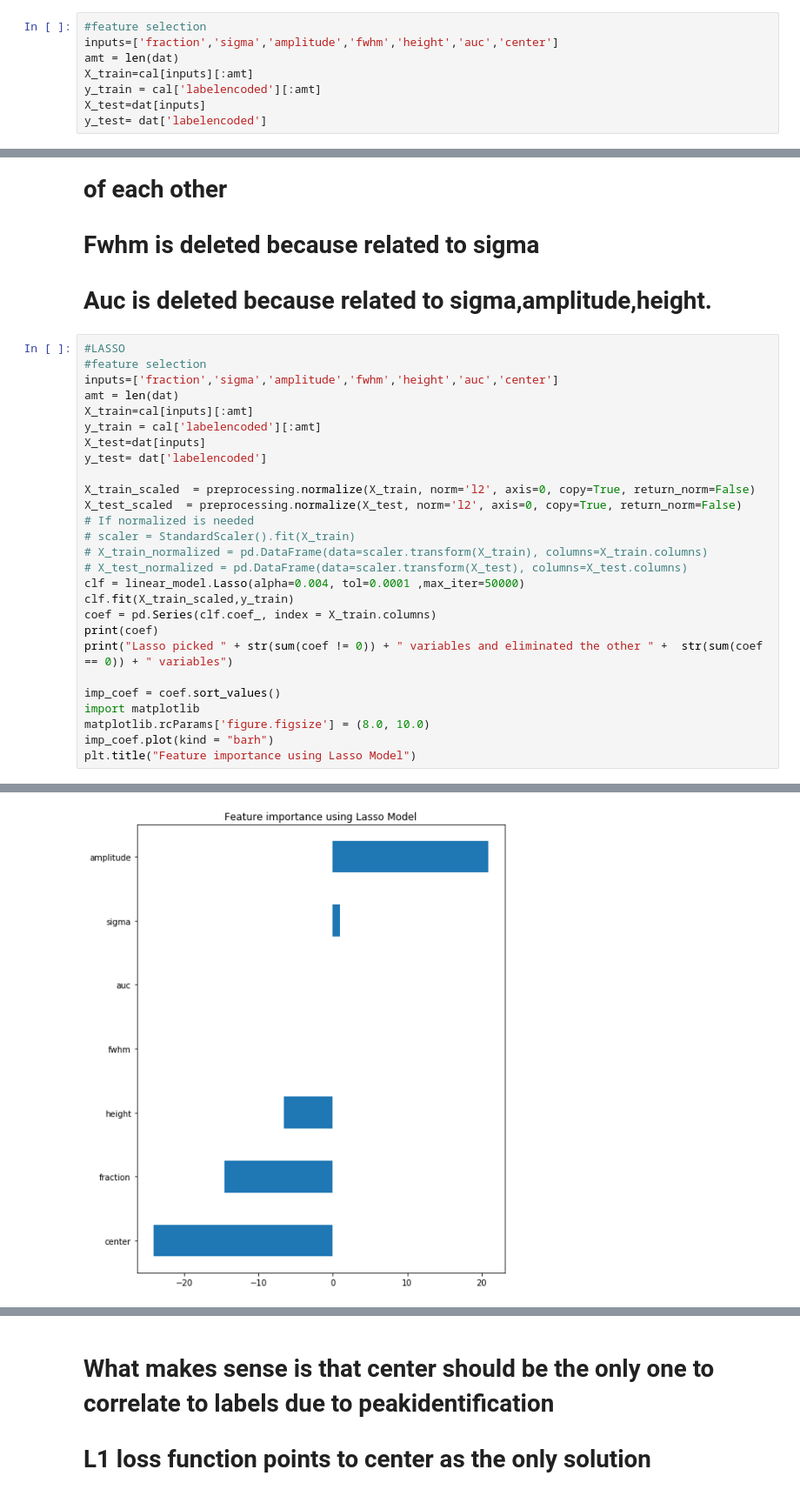
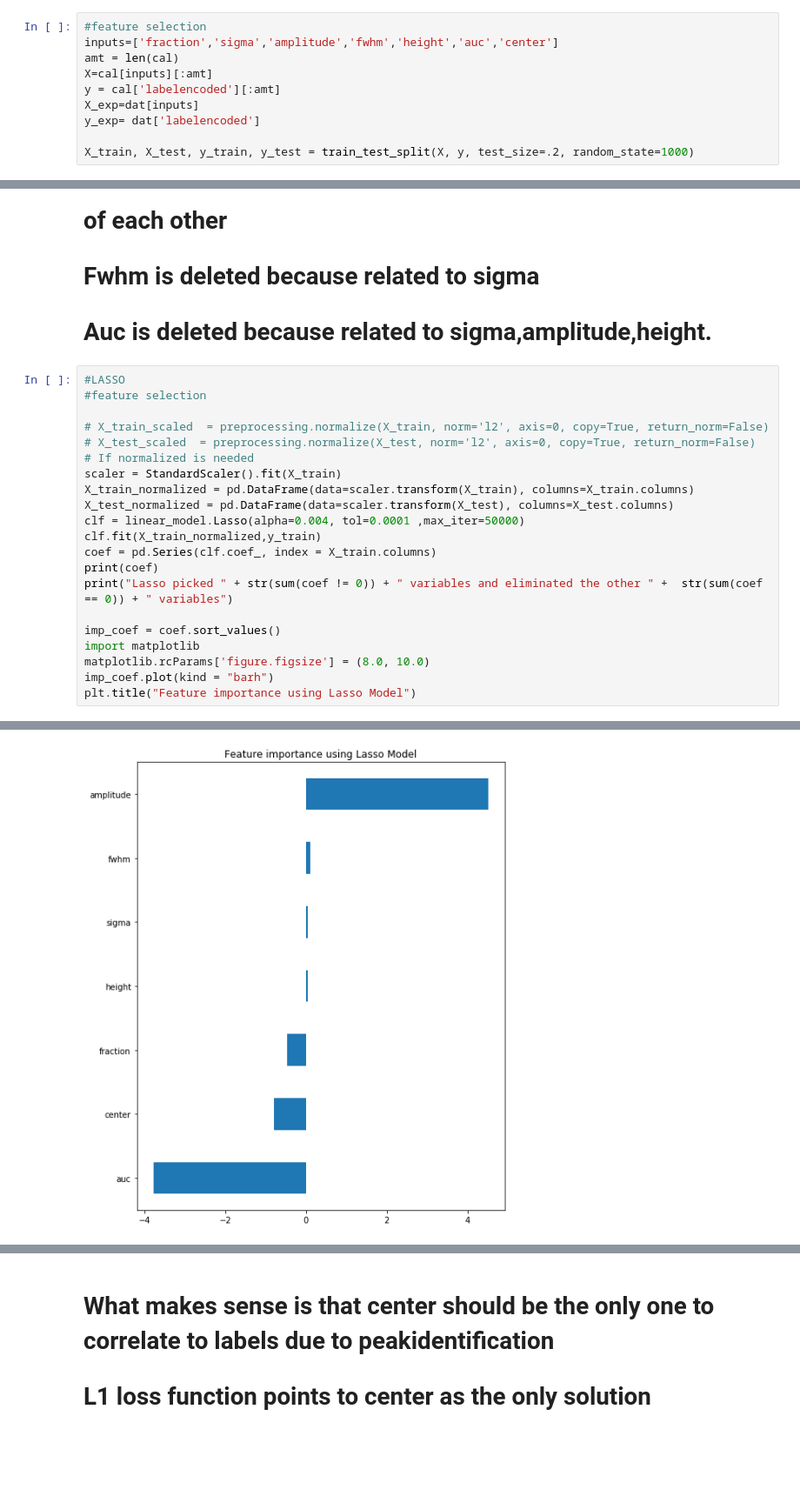
Before and after one commit to raman-noodles/raman-spectra-decomp-analysis, a Jupyter notebook: examples/supervised_machine_learning_dev.ipynb, the cells around one changed output, grey strips where cells are left out. Shown at 87% size. Drawn from its saved outputs; the diff is of its cells as text; blank space fills up the shorter version.

```diff
--- a/examples/supervised_machine_learning_dev.ipynb
+++ b/examples/supervised_machine_learning_dev.ipynb
@@ -293,11 +293,13 @@ from sklearn.linear_model import RidgeCV, LassoCV, Ridge, Lasso, MultiTaskLassoC
 # %%
 #feature selection
 inputs=['fraction','sigma','amplitude','fwhm','height','auc','center']
-amt = len(dat)
-X_train=cal[inputs][:amt]
-y_train = cal['labelencoded'][:amt]
-X_test=dat[inputs]
-y_test= dat['labelencoded']
+amt = len(cal)
+X=cal[inputs][:amt]
+y = cal['labelencoded'][:amt]
+X_exp=dat[inputs]
+y_exp= dat['labelencoded']
+
+X_train, X_test, y_train, y_test = train_test_split(X, y, test_size=.2, random_state=1000)
 # %%
 # recursive feature elimination for linear regression
 #no of features
@@ -353,21 +353,15 @@ from sklearn.preprocessing import StandardScaler
 # %%
 #LASSO
 #feature selection
-inputs=['fraction','sigma','amplitude','fwhm','height','auc','center']
-amt = len(dat)
-X_train=cal[inputs][:amt]
-y_train = cal['labelencoded'][:amt]
-X_test=dat[inputs]
-y_test= dat['labelencoded']
 
-X_train_scaled  = preprocessing.normalize(X_train, norm='l2', axis=0, copy=True, return_norm=False)
-X_test_scaled  = preprocessing.normalize(X_test, norm='l2', axis=0, copy=True, return_norm=False)
+# X_train_scaled  = preprocessing.normalize(X_train, norm='l2', axis=0, copy=True, return_norm=False)
+# X_test_scaled  = preprocessing.normalize(X_test, norm='l2', axis=0, copy=True, return_norm=False)
 # If normalized is needed
-# scaler = StandardScaler().fit(X_train)
-# X_train_normalized = pd.DataFrame(data=scaler.transform(X_train), columns=X_train.columns)
-# X_test_normalized = pd.DataFrame(data=scaler.transform(X_test), columns=X_test.columns)
+scaler = StandardScaler().fit(X_train)
+X_train_normalized = pd.DataFrame(data=scaler.transform(X_train), columns=X_train.columns)
+X_test_normalized = pd.DataFrame(data=scaler.transform(X_test), columns=X_test.columns)
 clf = linear_model.Lasso(alpha=0.004, tol=0.0001 ,max_iter=50000)
-clf.fit(X_train_scaled,y_train)
+clf.fit(X_train_normalized,y_train)
 coef = pd.Series(clf.coef_, index = X_train.columns)
 print(coef)
 print("Lasso picked " + str(sum(coef != 0)) + " variables and eliminated the other " +  str(sum(coef == 0)) + " variables")
@@ -390,2 +384,2 @@ Lasso picked 5 variables and eliminated the other 2 variables
 Text(0.5, 1.0, 'Feature importance using Lasso Model')
-[figure, old version]
+[figure, new version]
```
Also changed, not shown: parts of 42 cells of this notebook.
